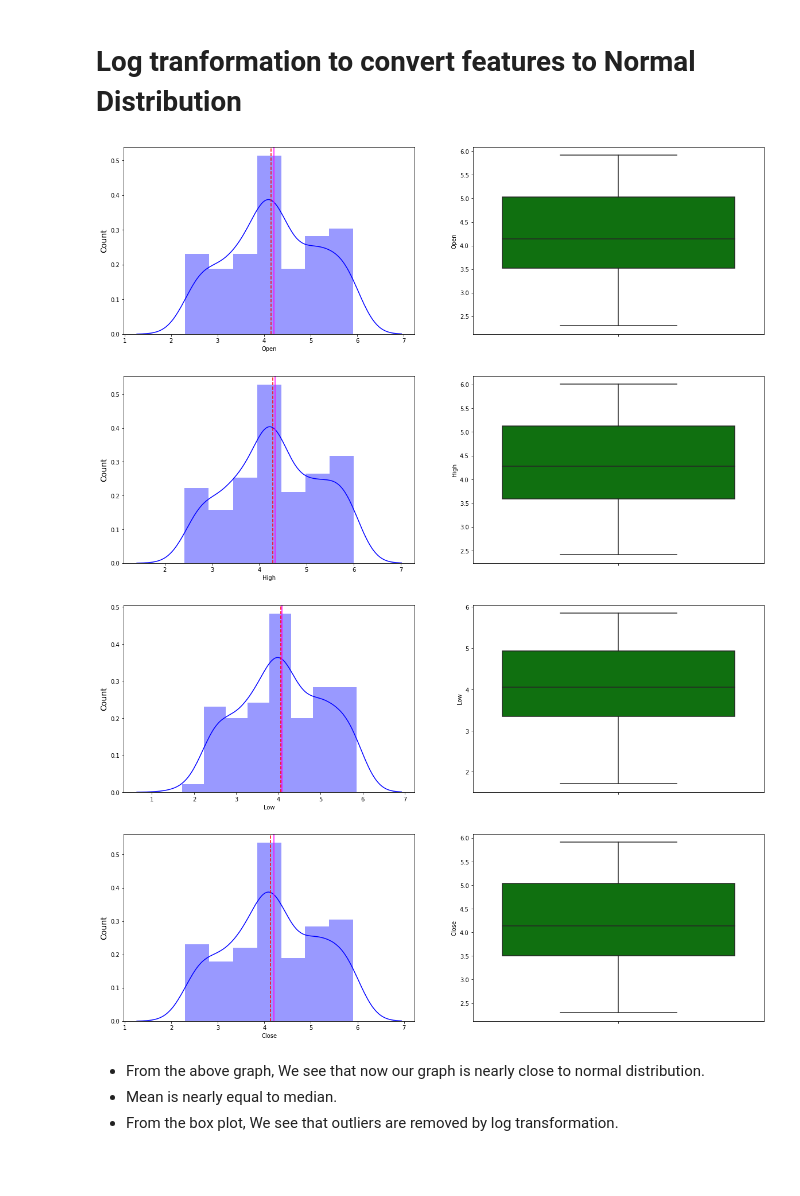
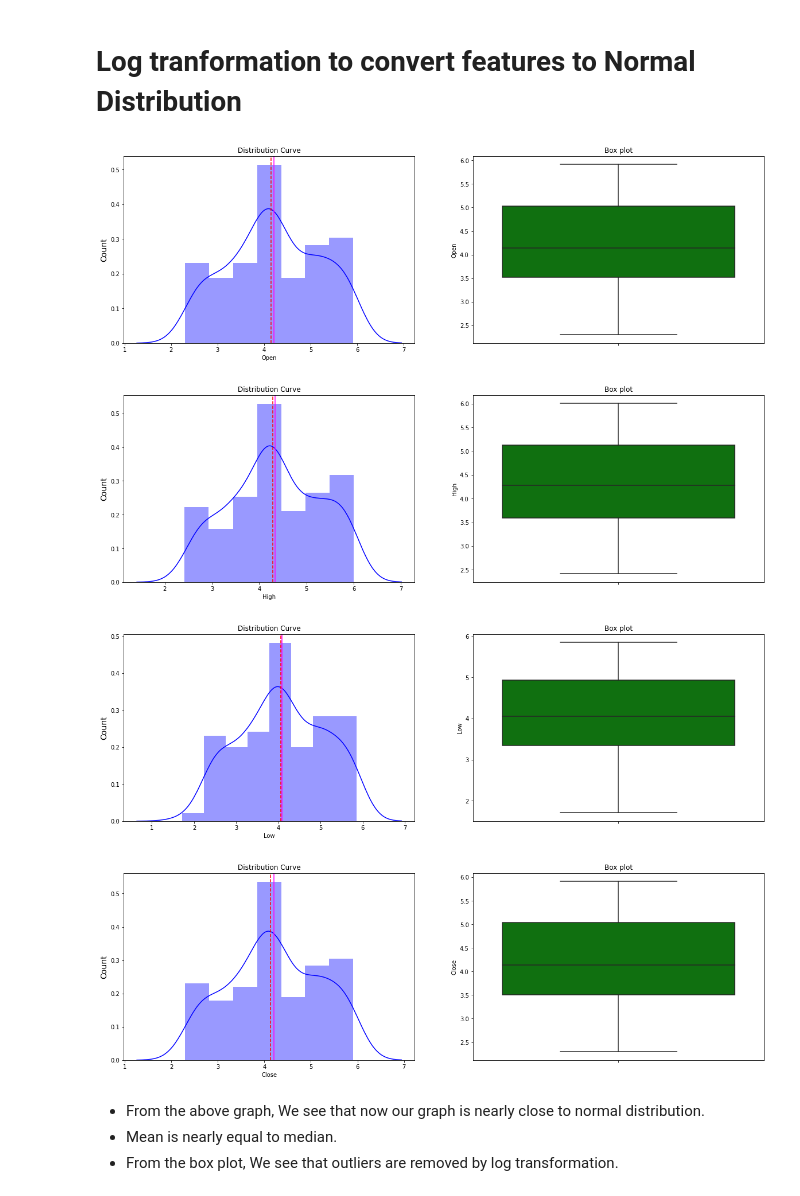
Before and after one commit to meena25091992/Yes_Bank_Stock_Closing_Price_Prediction, a Jupyter notebook: Group_Notebook_Yes_Bank_Stock_Price_Prediction.ipynb, the cells around one changed output. Drawn from its saved outputs; the diff is of its cells as text; code cells hidden in the pictures; blank space fills up the shorter version.

```diff
--- a/Group_Notebook_Yes_Bank_Stock_Price_Prediction.ipynb
+++ b/Group_Notebook_Yes_Bank_Stock_Price_Prediction.ipynb
@@ -295,34 +296,36 @@ plt.show()
 # %%
 # log tranformation to convert a column to normal distribution
 
 for col in numeric_features:
     plt.figure(figsize=(20, 6))
     plt.subplot(1, 2, 1)
+    plt.title("Distribution Curve")
 
 # np.log() is a method in numpy library to convert our dataset values into log transformation to get a normal distribution curve
 
     feature_to_log = np.log(stock_price_df[col])  # assign log tranformation value into a variable
     sns.distplot(feature_to_log, color="blue")
 
 # The Axes. axvline() function in axes module of matplotlib library is used to add a vertical line across the axis.
 # It will show where the "mean" and "median" lie for each plot
 
     plt.ylabel("Count", size=14)
     plt.axvline(feature_to_log.mean(),color='magenta',linewidth=1.5)
     plt.axvline(feature_to_log.median(),color='red',linestyle="dashed",linewidth=1.5)
 
 # create boxplot to see if there is any outliers in any column or not
 # use subplot() function of matplotlib to create boxplot in this figure itself
 
     plt.subplot(1, 2, 2)
+    plt.title("Box plot")
     sns.boxplot(y=feature_to_log, color="green")
 
 plt.show()
 # %% [output]
-[figure, old version]
+[figure, new version]
-[figure, old version]
+[figure, new version]
-[figure, old version]
+[figure, new version]
-[figure, old version]
+[figure, new version]
 # %% [markdown]
 * From the above graph, We see that now our graph is nearly close to normal distribution.
 * Mean is nearly equal to median.
```
Also changed, not shown: parts of 49 cells of this notebook.
